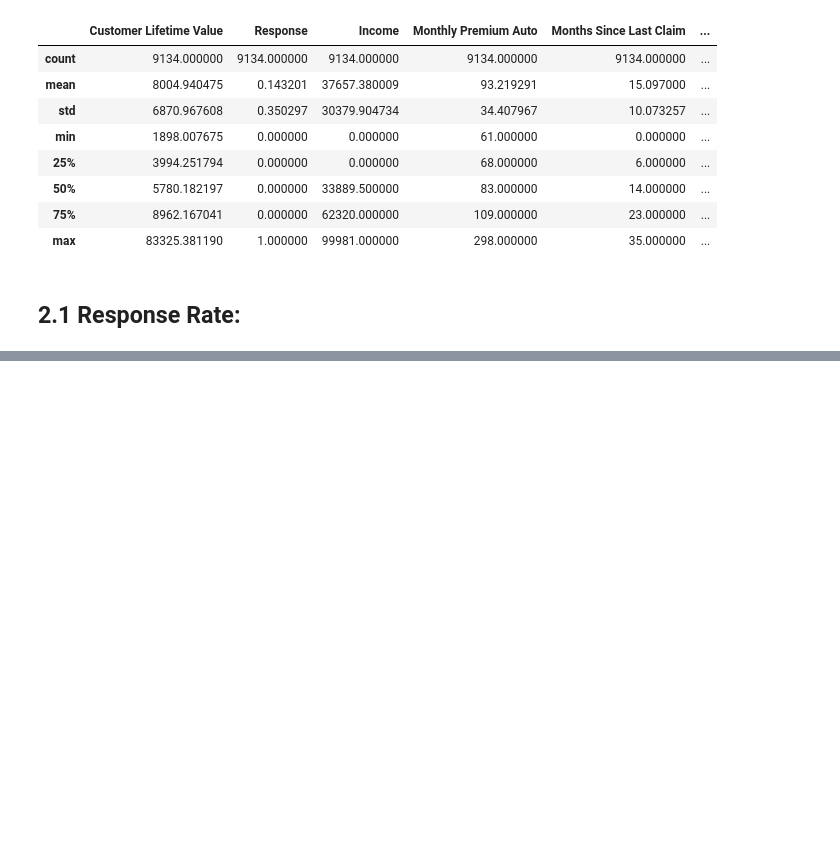
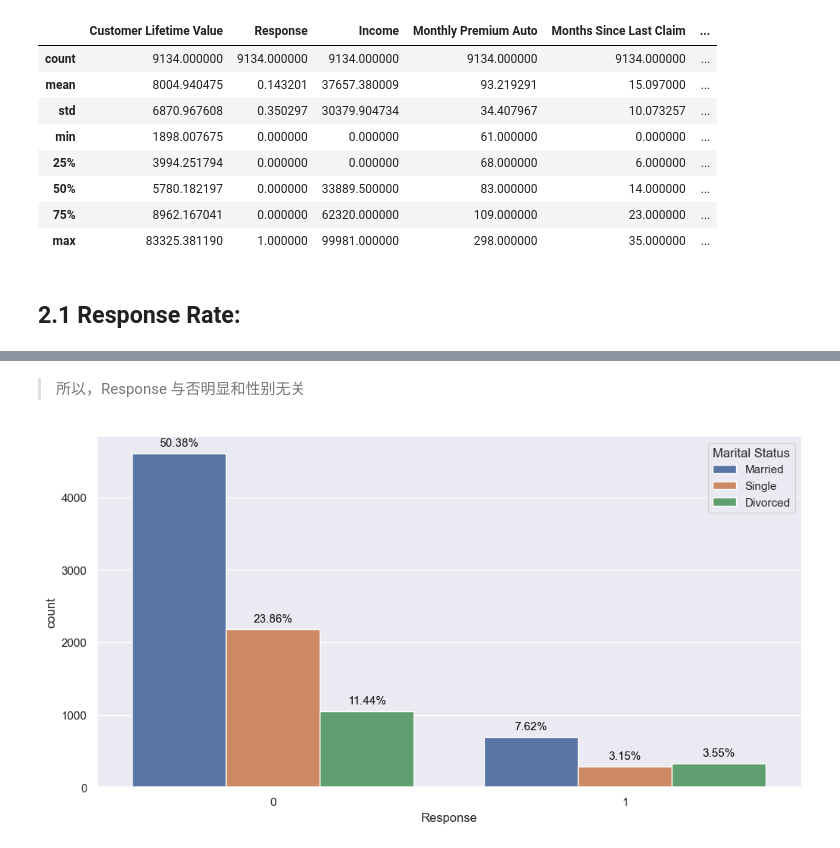
Before and after one commit to wupher/ibm_watson, a Jupyter notebook: report.ipynb, the cells around one changed output, grey strips where cells are left out. Drawn from its saved outputs; the diff is of its cells as text; code cells hidden in the pictures; blank space fills up the shorter version.

```diff
--- a/report.ipynb
+++ b/report.ipynb
@@ -121,0 +136,9 @@ df.describe()
+# %% [markdown]
+> 所以，Response 与否明显和性别无关
+# %%
+plt.figure(figsize=(12, 6))
+ax = sns.countplot(x='Response', hue=df['Marital Status'], data=df)
+annot_plot(ax, 0.08, 1)
+plt.show()
+# %% [output]
+[figure, added]
```
Also changed, not shown: parts of 14 cells of this notebook.
